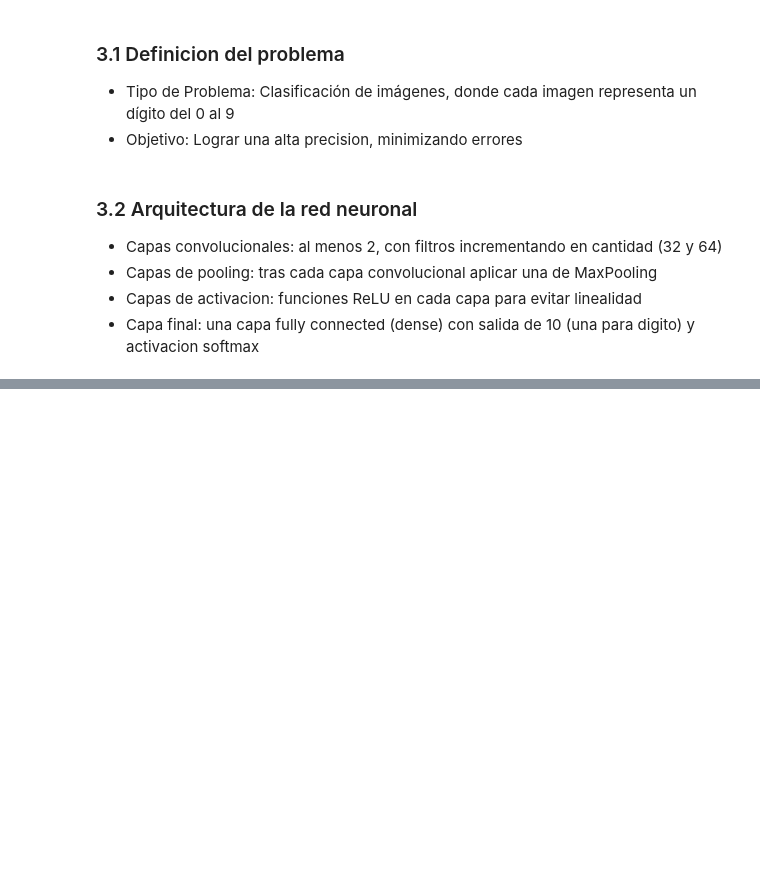
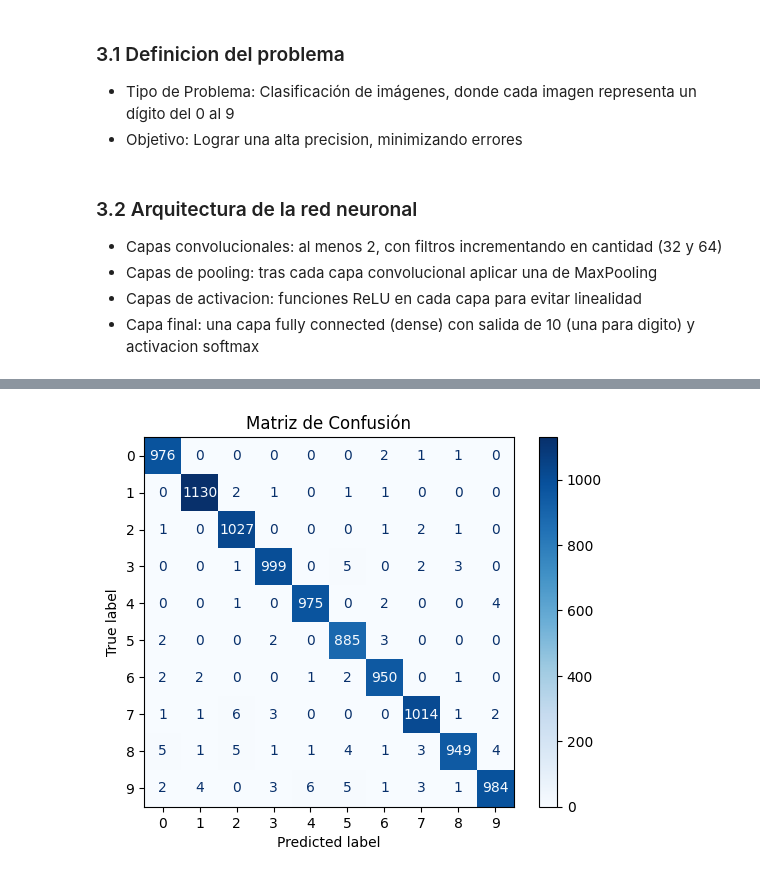
Before and after one commit to Alvaro-diez/Desarrollo-generativa, a Jupyter notebook: casos_de_estudio/caso_2/caso_estudio2.ipynb, the cells around one changed output, grey strips where cells are left out. Saved outputs shown, nothing was run; the diff lists cells and outputs as text; code cells hidden in the pictures; blank space fills up the shorter version.

```diff
--- a/casos_de_estudio/caso_2/caso_estudio2.ipynb
+++ b/casos_de_estudio/caso_2/caso_estudio2.ipynb
@@ -289,7 +293,7 @@ show_images(f"Final - Imágenes con muchos píxeles", high_pixel_non_zero_idxs[:
 ### Normalizacion de las imagenes
 # %%
 # Normalizar las imágenes a un rango [0, 1]
-x_train = x_train / 255.0
+x_train = x_train_final / 255.0
 x_test = x_test / 255.0
 # %%
 # Redimensionar para agregar la dimensión de canal
@@ -371,9 +358,0 @@ model.compile(optimizer=tf.keras.optimizers.Adam(learning_rate=0.0001),
-# %%
-if tf.config.list_physical_devices("GPU"):
-    print("Usando GPU")
-    with tf.device("/GPU:0"):
-        # assert model.device.endswith("GPU:0")
-        print("Dispositivo en el que se ejecuta TensorFlow:", tf.test.gpu_device_name())
-        model.fit(x_train, y_train_one_hot, epochs=10, batch_size=16, validation_data=(x_val, y_val_one_hot))
-else:
-    print("NONO")
@@ -417,0 +517,15 @@ Accuracy: 10.09
+# %%
+from sklearn.metrics import confusion_matrix, ConfusionMatrixDisplay
+
+# Predicción
+y_pred = best_model.predict(x_test)
+y_pred_labels = np.argmax(y_pred, axis=1)
+y_true_labels = np.argmax(y_test_one_hot, axis=1)
+
+# Matriz
+cm = confusion_matrix(y_true_labels, y_pred_labels)
+disp = ConfusionMatrixDisplay(confusion_matrix=cm)
+disp.plot(cmap='Blues')
+plt.title("Matriz de Confusión")
+plt.show()
+# %% [output]
@@ -417,0 +533 @@ Accuracy: 10.09
+[figure, added]
```
Also changed, not shown: parts of 22 cells of this notebook, 17 other files.
